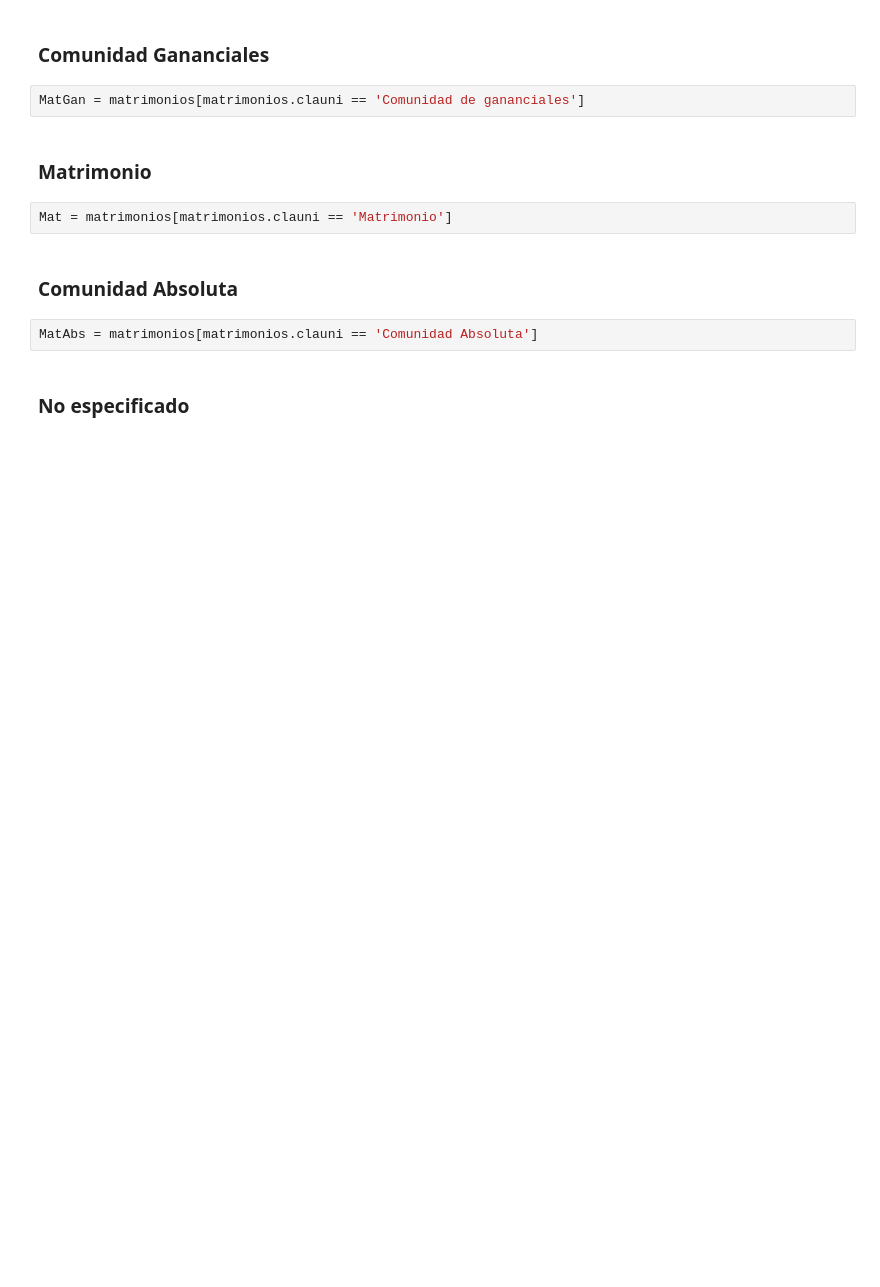
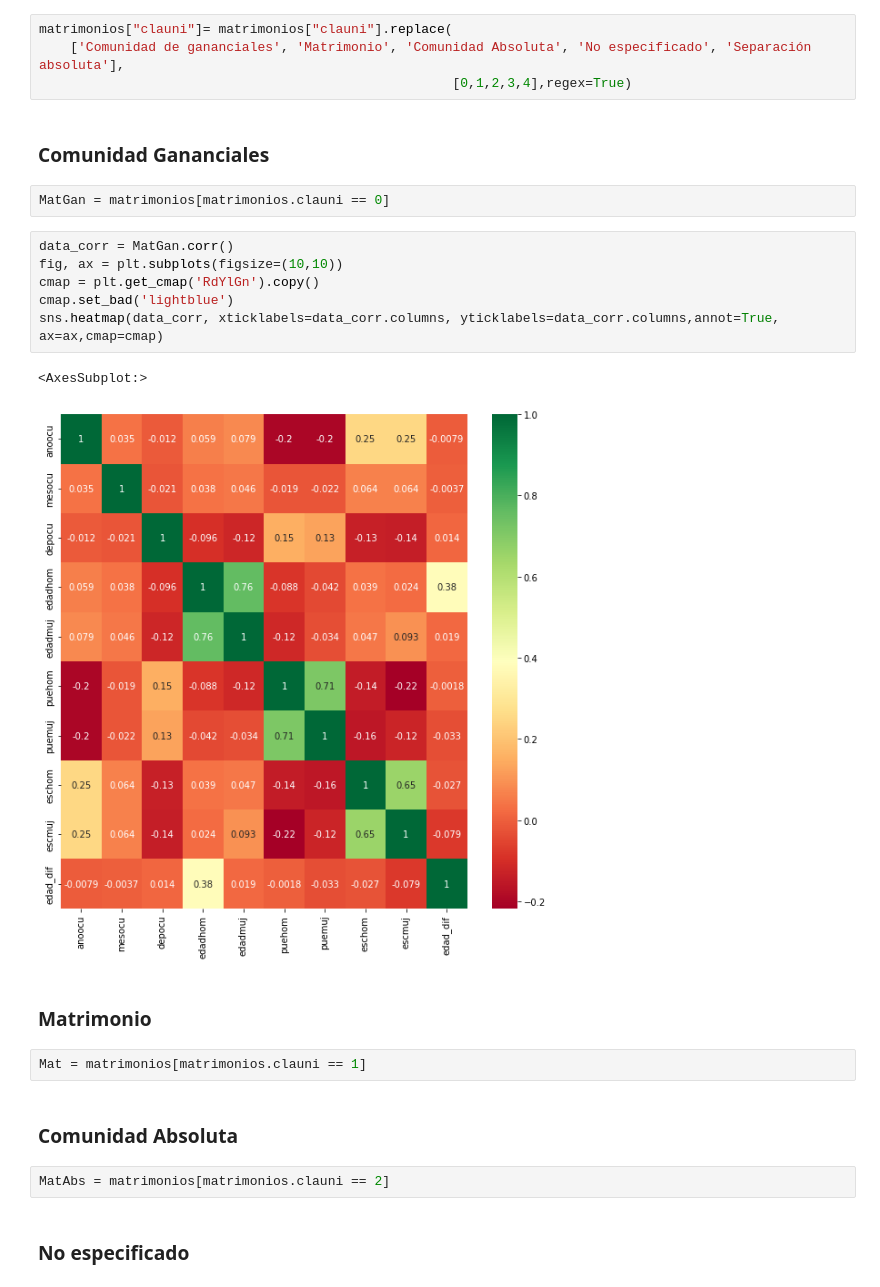
Before and after one commit to Mar19845/Proyecto_Mineria, a Jupyter notebook: Proyecto_Kmodes.ipynb, the cells around one changed output. Drawn from its saved outputs; the diff is of its cells as text; blank space fills up the shorter version.

```diff
--- a/Proyecto_Kmodes.ipynb
+++ b/Proyecto_Kmodes.ipynb
@@ -745,16 +733,29 @@ Separación absoluta          16680
 Name: clauni, dtype: int64
+# %%
+matrimonios["clauni"]= matrimonios["clauni"].replace(
+    ['Comunidad de gananciales', 'Matrimonio', 'Comunidad Absoluta', 'No especificado', 'Separación absoluta'],
+                                                     [0,1,2,3,4],regex=True)
 # %% [markdown]
 ### Comunidad Gananciales
 # %%
-MatGan = matrimonios[matrimonios.clauni == 'Comunidad de gananciales']
+MatGan = matrimonios[matrimonios.clauni == 0]
+# %%
+data_corr = MatGan.corr()
+fig, ax = plt.subplots(figsize=(10,10))
+cmap = plt.get_cmap('RdYlGn').copy()
+cmap.set_bad('lightblue')
+sns.heatmap(data_corr, xticklabels=data_corr.columns, yticklabels=data_corr.columns,annot=True, ax=ax,cmap=cmap)
+# %% [output]
+<AxesSubplot:>
+[figure, added]
 # %% [markdown]
 ### Matrimonio
 # %%
-Mat = matrimonios[matrimonios.clauni == 'Matrimonio']
+Mat = matrimonios[matrimonios.clauni == 1]
 # %% [markdown]
 ### Comunidad Absoluta
 # %%
-MatAbs = matrimonios[matrimonios.clauni == 'Comunidad Absoluta']
+MatAbs = matrimonios[matrimonios.clauni == 2]
 # %% [markdown]
 ### No especificado
 # %%
```
Also changed, not shown: parts of 34 cells of this notebook.
